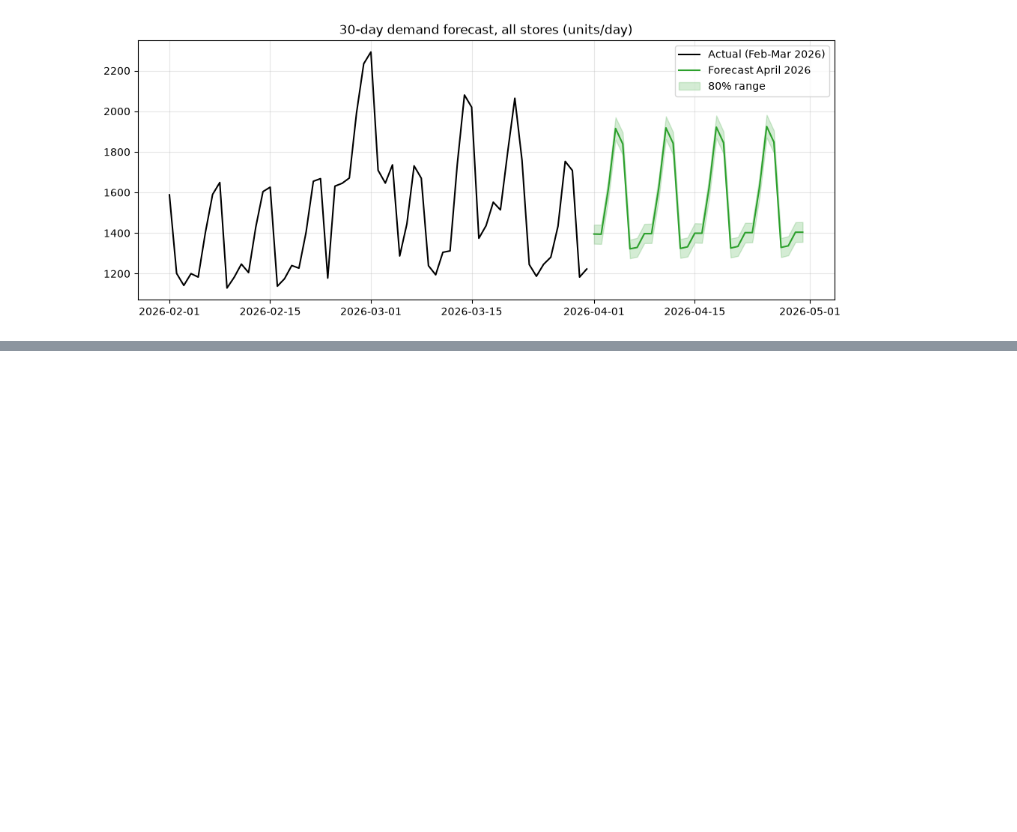
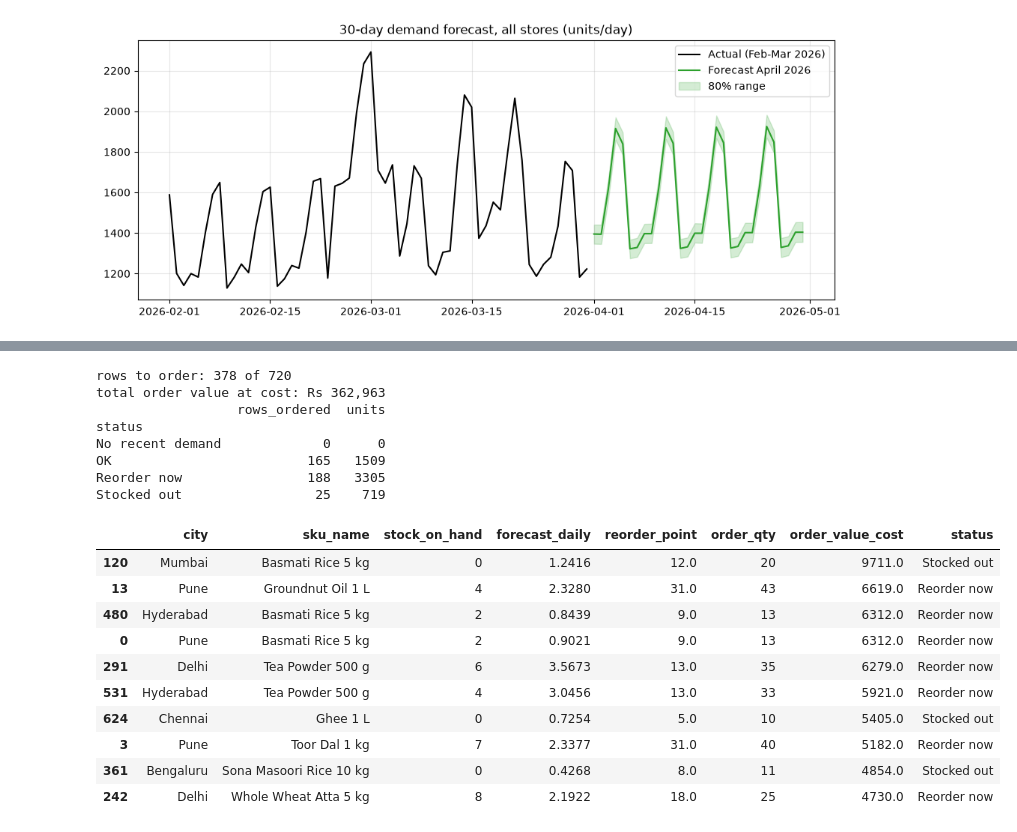
Before and after one commit to gauriverse/StockWise, a Jupyter notebook: notebooks/03_forecasting.ipynb, the cells around one changed output, grey strips where cells are left out. Cells and saved outputs as stored; diff of their text form; code cells hidden in the pictures; blank space fills up the shorter version.

Commit message:
feat: add per-category forecast uplift and order recommendations

```diff
--- a/notebooks/03_forecasting.ipynb
+++ b/notebooks/03_forecasting.ipynb
@@ -250,3 +251,8 @@ plt.show()
 fc.reset_index().to_csv(ROOT / "data" / "forecast_next30.csv", index=False)
 # %% [output]
 [figure]
+# %%
+cat_daily = (sales.groupby(["category", "sale_date"])["qty"].sum()
+                  .unstack("category").asfreq("D").fillna(0))
+cats = list(cat_daily.columns)
+print(cat_daily.shape)
@@ -252,0 +285,12 @@ fc.reset_index().to_csv(ROOT / "data" / "forecast_next30.csv", index=False)
+# %%
+X_all = make_features(cat_daily.index)
+X_future = make_features(future)          # April 2026, defined in Cell 12
+rows = []
+for c in cats:
+    m = sm.GLM(cat_daily[c].astype(float).values, X_all, family=sm.families.Poisson()).fit()
+    april = pd.Series(m.predict(X_future)).mean()
+    recent = cat_daily.loc["2026-01-01":, c].mean()
+    rows.append({"category": c, "jan_mar_avg": round(recent, 1),
+                 "april_forecast_avg": round(april, 1), "uplift": round(april / recent, 2)})
+uplift = pd.DataFrame(rows).set_index("category")
+uplift
@@ -252,0 +308,47 @@ fc.reset_index().to_csv(ROOT / "data" / "forecast_next30.csv", index=False)
+# %%
+r = pd.read_csv(ROOT / "data" / "reorder_analysis.csv")
+prod = pd.read_sql_query("SELECT product_id, unit_cost, shelf_life_days FROM products", con)
+r = (r.merge(prod, on="product_id")
+      .merge(uplift[["uplift"]], left_on="category", right_index=True))
+
+REVIEW_DAYS = 7
+shelf = r["shelf_life_days"].fillna(10**6)
+cover = np.minimum(r["avg_lead_time_days"] + REVIEW_DAYS,
+                   np.maximum(r["avg_lead_time_days"], 0.8 * shelf))
+
+r["forecast_daily"] = r["avg_daily"] * r["uplift"]
+r["target_stock"] = np.ceil(r["forecast_daily"] * cover + r["safety_stock"])
+r["order_qty"] = np.maximum(r["target_stock"] - r["stock_on_hand"], 0).astype(int)
+r.loc[r["avg_daily"] == 0, "order_qty"] = 0
+r["order_value_cost"] = (r["order_qty"] * r["unit_cost"]).round(0)
+
+
+assert (r.loc[(r["status"] == "Stocked out") & (r["avg_daily"] > 0), "order_qty"] > 0).all()
+
+print("rows to order:", int((r["order_qty"] > 0).sum()), "of", len(r))
+print(f"total order value at cost: Rs {r['order_value_cost'].sum():,.0f}")
+print(r.groupby("status")["order_qty"].agg(rows_ordered=lambda s: (s > 0).sum(), units="sum"))
+
+top = r.sort_values("order_value_cost", ascending=False)
+top[["city", "sku_name", "stock_on_hand", "forecast_daily", "reorder_point",
+     "order_qty", "order_value_cost", "status"]].head(10)
+# %% [output]
+rows to order: 378 of 720
+total order value at cost: Rs 362,963
+                  rows_ordered  units
+status
+No recent demand             0      0
+OK                         165   1509
+Reorder now                188   3305
+Stocked out                 25    719
+|  | city | sku_name | stock_on_hand | forecast_daily | reorder_point | order_qty | order_value_cost | status |
+| 120 | Mumbai | Basmati Rice 5 kg | 0 | 1.2416 | 12.0 | 20 | 9711.0 | Stocked out |
+| 13 | Pune | Groundnut Oil 1 L | 4 | 2.3280 | 31.0 | 43 | 6619.0 | Reorder now |
+| 480 | Hyderabad | Basmati Rice 5 kg | 2 | 0.8439 | 9.0 | 13 | 6312.0 | Reorder now |
+| 0 | Pune | Basmati Rice 5 kg | 2 | 0.9021 | 9.0 | 13 | 6312.0 | Reorder now |
+| 291 | Delhi | Tea Powder 500 g | 6 | 3.5673 | 13.0 | 35 | 6279.0 | Reorder now |
+| 531 | Hyderabad | Tea Powder 500 g | 4 | 3.0456 | 13.0 | 33 | 5921.0 | Reorder now |
+| 624 | Chennai | Ghee 1 L | 0 | 0.7254 | 5.0 | 10 | 5405.0 | Stocked out |
+| 3 | Pune | Toor Dal 1 kg | 7 | 2.3377 | 31.0 | 40 | 5182.0 | Reorder now |
+| 361 | Bengaluru | Sona Masoori Rice 10 kg | 0 | 0.4268 | 8.0 | 11 | 4854.0 | Stocked out |
+| 242 | Delhi | Whole Wheat Atta 5 kg | 8 | 2.1922 | 18.0 | 25 | 4730.0 | Reorder now |
```
Also changed, not shown: parts of 5 cells of this notebook, 2 other files.
